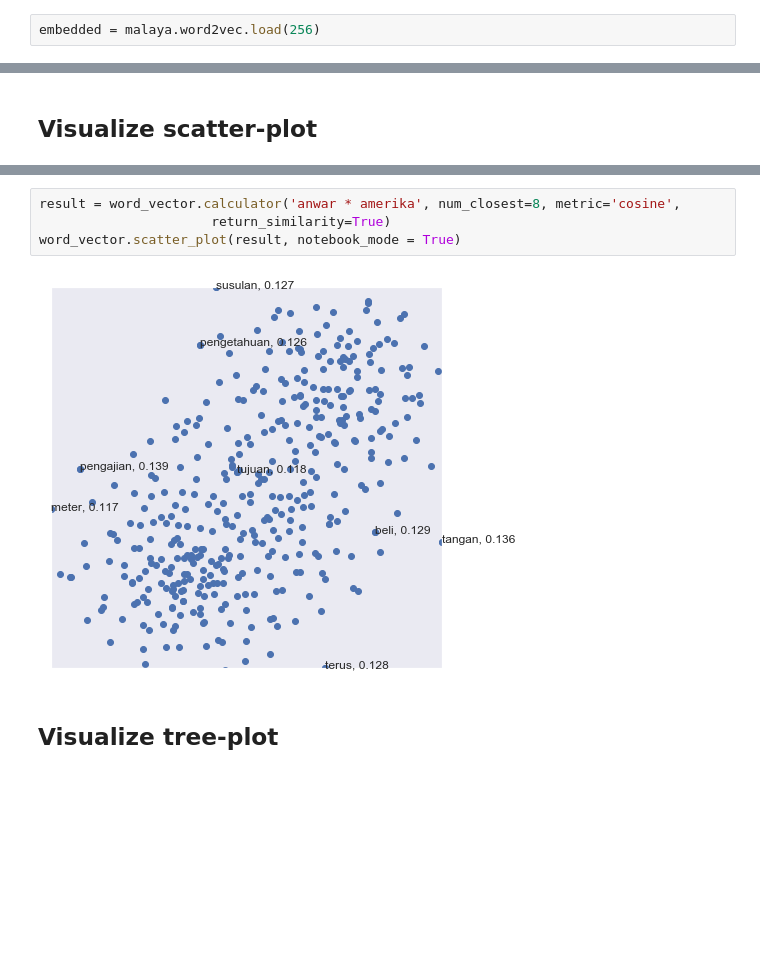
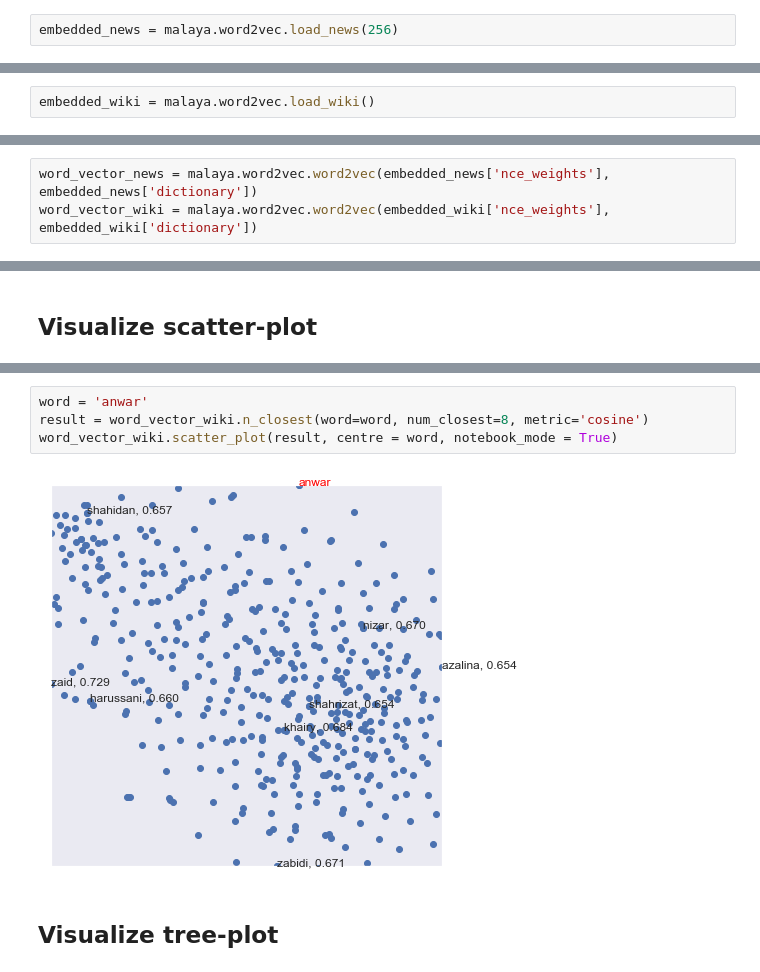
Before and after one commit to mesolitica/malaya, a Jupyter notebook: example/word2vec/load-word2vec.ipynb, the cells around one changed output, grey strips where cells are left out. Saved outputs shown, nothing was run; the diff lists cells and outputs as text; blank space fills up the shorter version.

```diff
--- a/example/word2vec/load-word2vec.ipynb
+++ b/example/word2vec/load-word2vec.ipynb
@@ -8,4 +39,4 @@ Wall time: 17.2 s
 # %% [markdown]
 ## Load malaya news word2vec
 # %%
-embedded = malaya.word2vec.load(256)
+embedded_news = malaya.word2vec.load_news(256)
@@ -12 +45,3 @@ embedded = malaya.word2vec.load(256)
+# %%
+embedded_wiki = malaya.word2vec.load_wiki()
 # %% [markdown]
@@ -16,3 +49,6 @@ word_vector = malaya.word2vec.word2vec(embedded['nce_weights'], embedded['dictio
+# %%
+word_vector_news = malaya.word2vec.word2vec(embedded_news['nce_weights'], embedded_news['dictionary'])
+word_vector_wiki = malaya.word2vec.word2vec(embedded_wiki['nce_weights'], embedded_wiki['dictionary'])
 # %% [markdown]
 ## Check top-k similar semantics based on a word
 # %%
@@ -67,11 +114,11 @@ word_vector.scatter_plot(result, centre = word, notebook_mode = True)
 # %% [output]
 [figure]
 # %%
-result = word_vector.calculator('anwar * amerika', num_closest=8, metric='cosine',
-                      return_similarity=True)
-word_vector.scatter_plot(result, notebook_mode = True)
+word = 'anwar'
+result = word_vector_wiki.n_closest(word=word, num_closest=8, metric='cosine')
+word_vector_wiki.scatter_plot(result, centre = word, notebook_mode = True)
 # %% [output]
-[figure, old version]
+[figure, new version]
 # %% [markdown]
 ## Visualize tree-plot
 # %%
```
Also changed, not shown: parts of 21 cells of this notebook, 30 other files.
